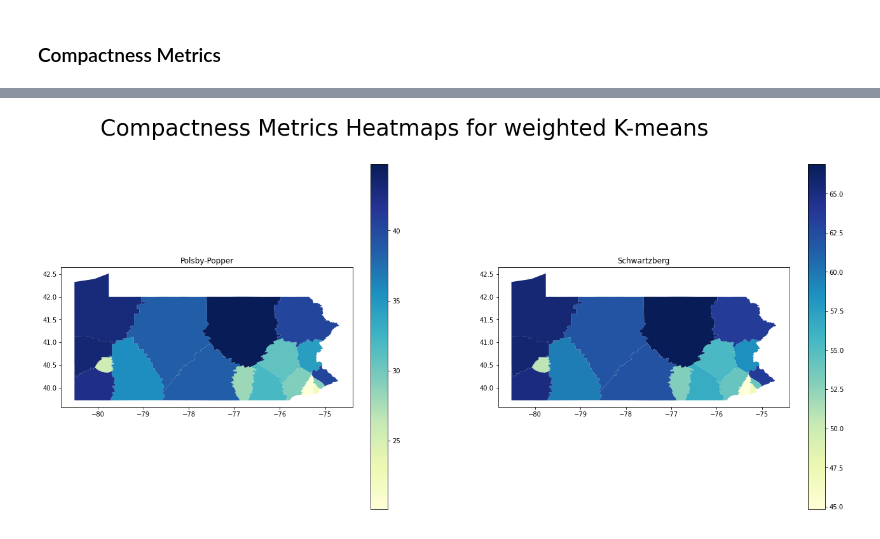
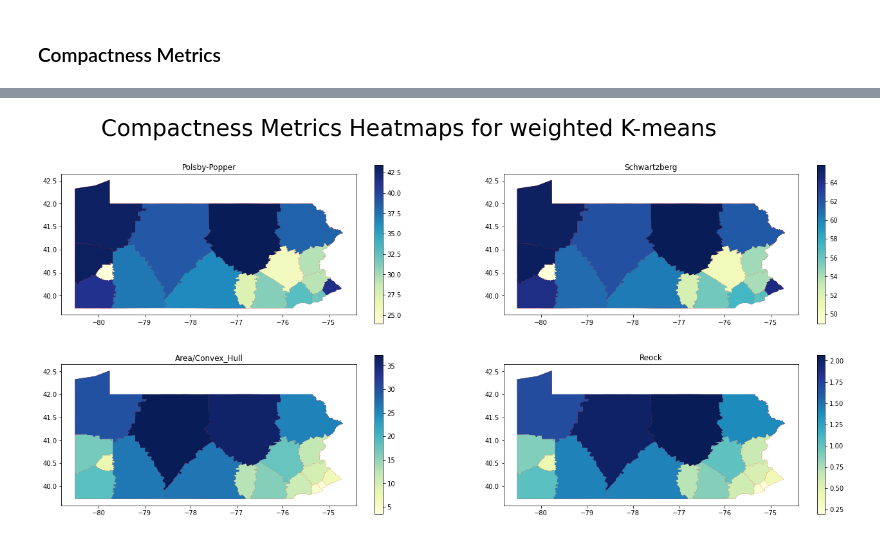
Before and after one commit to rahulmnair1997/Clustering-and-Regression-Analysis-of-Gerrymandering, a Jupyter notebook: Redistricting_by_weighted_k_means.ipynb, the cells around one changed output, grey strips where cells are left out. Cells and saved outputs as stored; diff of their text form; code cells hidden in the pictures.

```diff
--- a/Redistricting_by_weighted_k_means.ipynb
+++ b/Redistricting_by_weighted_k_means.ipynb
@@ -746,11 +762,11 @@ def area_by_circle_area(df):
 # %%
 districts['polsby'] = districts.apply(lambda x: polsby(x), axis=1)
 districts['schwartz'] = districts.apply(lambda x: schwartz(x), axis=1)
-# qaz['convex_hull_area'] = qaz.apply(lambda x: convex_hull_area(x), axis=1)
-# qaz['area/convex_hull'] = qaz.apply(lambda x: area_by_convex_hull(x), axis=1)
-# qaz['circle'] = qaz.apply(lambda x: make_circle(x), axis=1)
-# qaz['circle_area'] = [k for i,j,k in qaz.circle]
-# qaz['area/circle_area'] = qaz.apply(lambda x: area_by_circle_area(x), axis=1)
+districts['convex_hull_area'] = districts.apply(lambda x: convex_hull_area(x), axis=1)
+districts['area/convex_hull'] = districts.apply(lambda x: area_by_convex_hull(x), axis=1)
+districts['circle'] = districts.apply(lambda x: make_circle(x), axis=1)
+districts['circle_area'] = [k for i,j,k in districts.circle]
+districts['reock'] = districts.apply(lambda x: area_by_circle_area(x), axis=1)
 # %%
 districts
 # %% [output]
@@ -774,13 +790,19 @@ districts
 # %%
-fig, axs = plt.subplots(ncols=2, figsize=(20, 10))
+fig, axs = plt.subplots(nrows=2, ncols=2, figsize=(20, 10))
 plt.subplots_adjust(right=1)
-axs[0].set_title("Polsby-Popper")
-axs[1].set_title("Schwartzberg")
+axs[0,0].set_title("Polsby-Popper")
+axs[0,1].set_title("Schwartzberg")
+axs[1,0].set_title("Area/Convex_Hull")
+axs[1,1].set_title("Reock")
 fig.suptitle('Compactness Metrics Heatmaps for weighted K-means', fontsize=35)
-districts.plot(ax=axs[0], color='white', linewidth=5)
-districts.plot(column='polsby',cmap='YlGnBu', legend=True, ax=axs[0])
-districts.plot(ax=axs[1], color='white', linewidth=5)
-districts.plot(column='schwartz',cmap='YlGnBu', legend=True, ax=axs[1])
+districts.plot(ax=axs[0,0], color='red', linewidth=5)
+districts.plot(column='polsby',cmap='YlGnBu', legend=True, ax=axs[0,0])
+districts.plot(ax=axs[0,1], color='red', linewidth=5)
+districts.plot(column='schwartz',cmap='YlGnBu', legend=True, ax=axs[0,1])
+districts.plot(ax=axs[1,0], color='red', linewidth=1)
+districts.plot(column='area/convex_hull', cmap='YlGnBu', legend=True, ax=axs[1,0])
+districts.plot(ax=axs[1,1], color='red', linewidth=1)
+districts.plot(column='reock', cmap='YlGnBu', legend=True, ax=axs[1,1])
 plt.show()
 # %% [output]
-[figure, old version]
+[figure, new version]
```
Also changed, not shown: parts of 24 cells of this notebook.
